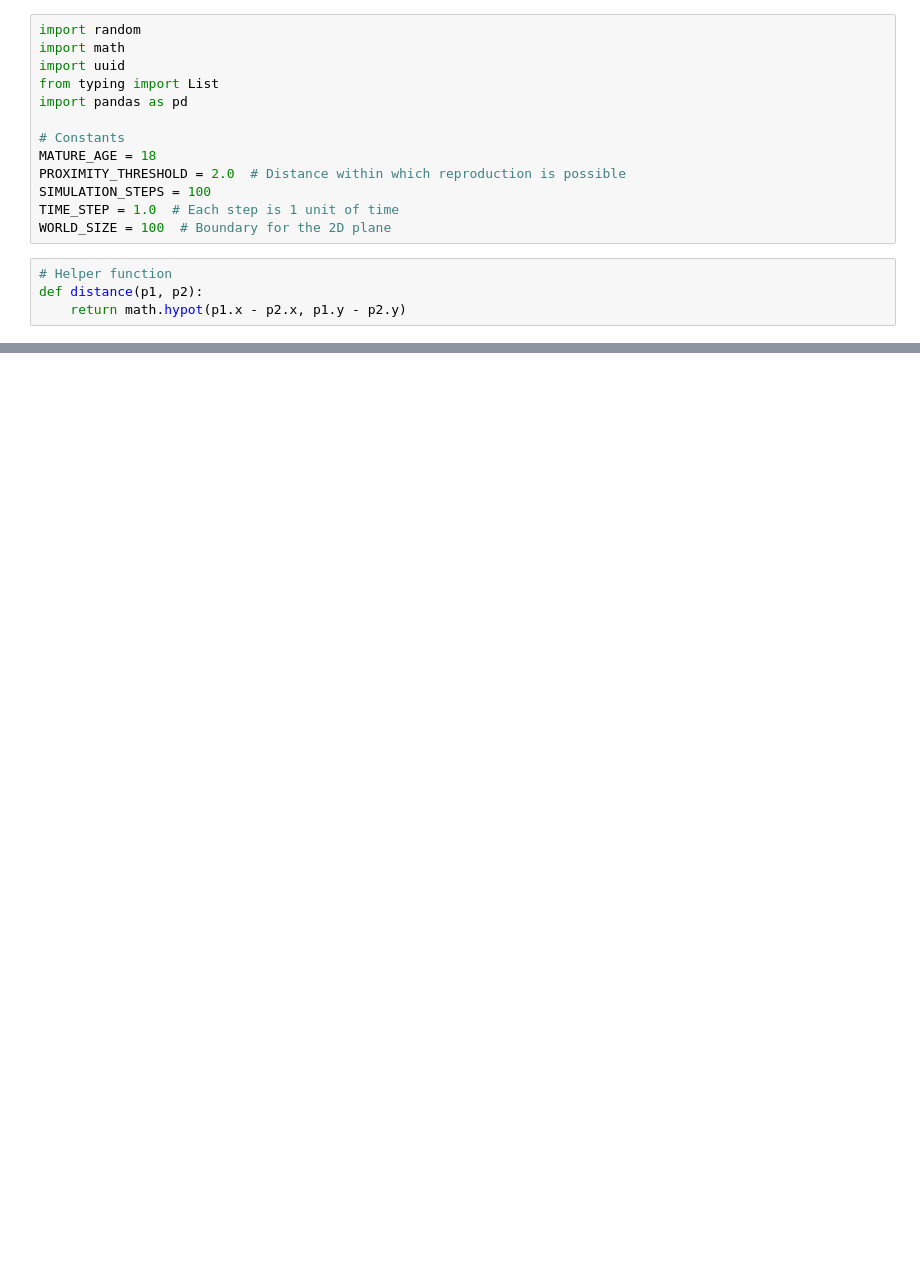
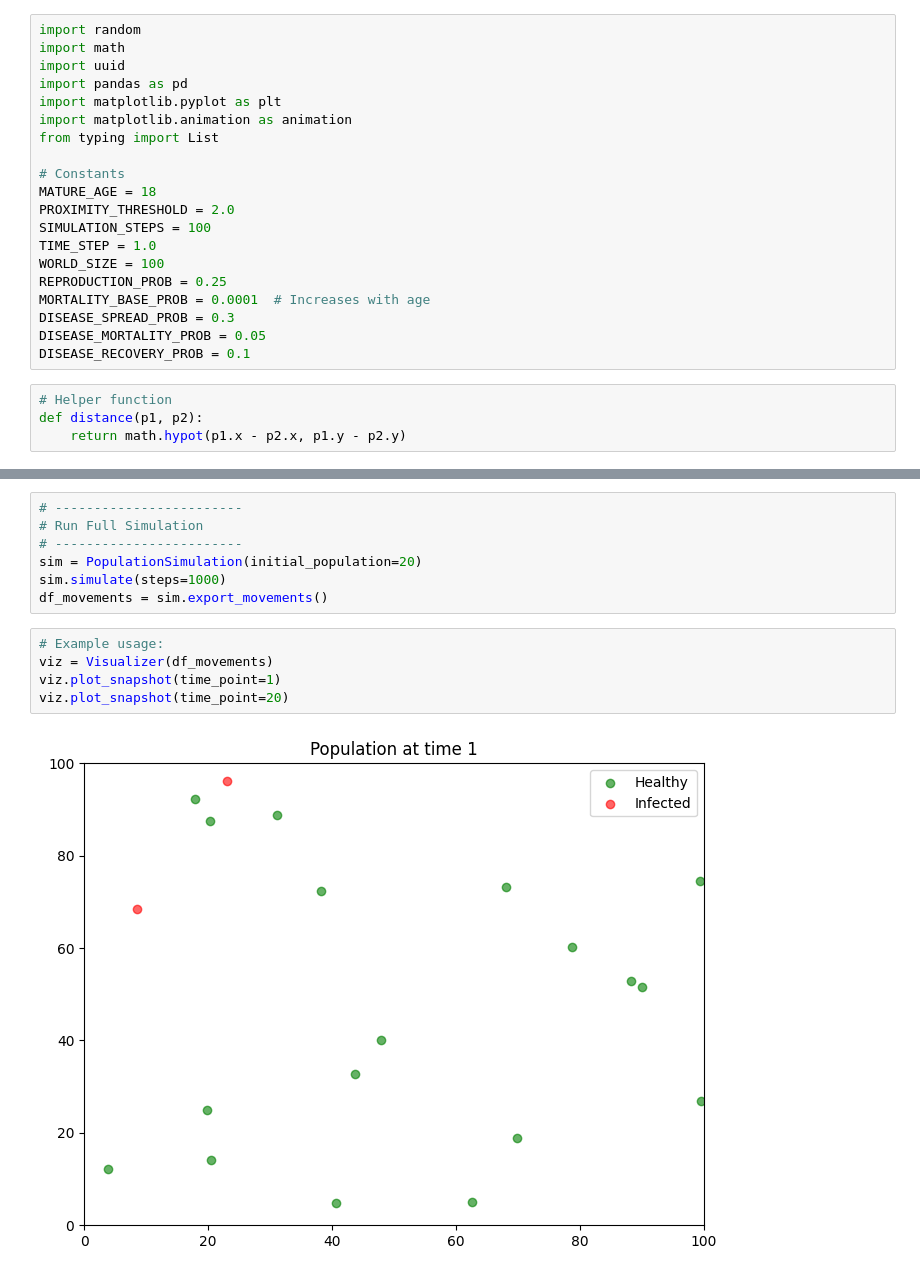
Before and after one commit to chamberlinkevin/population_simulation, a Jupyter notebook: Simulation.ipynb, the cells around one changed output, grey strips where cells are left out. Drawn from its saved outputs; the diff is of its cells as text; blank space fills up the shorter version.

Commit message:
new visualizer functions

```diff
--- a/Simulation.ipynb
+++ b/Simulation.ipynb
@@ -2,15 +2,22 @@
 import random
 import math
 import uuid
+import pandas as pd
+import matplotlib.pyplot as plt
+import matplotlib.animation as animation
 from typing import List
-import pandas as pd
 
 # Constants
 MATURE_AGE = 18
-PROXIMITY_THRESHOLD = 2.0  # Distance within which reproduction is possible
+PROXIMITY_THRESHOLD = 2.0
 SIMULATION_STEPS = 100
-TIME_STEP = 1.0  # Each step is 1 unit of time
-WORLD_SIZE = 100  # Boundary for the 2D plane
+TIME_STEP = 1.0
+WORLD_SIZE = 100
+REPRODUCTION_PROB = 0.25
+MORTALITY_BASE_PROB = 0.0001  # Increases with age
+DISEASE_SPREAD_PROB = 0.3
+DISEASE_MORTALITY_PROB = 0.05
+DISEASE_RECOVERY_PROB = 0.1
 # %%
 # Helper function
 def distance(p1, p2):
@@ -107,0 +212,14 @@ print(df_movements.head())
+# %%
+# ------------------------
+# Run Full Simulation
+# ------------------------
+sim = PopulationSimulation(initial_population=20)
+sim.simulate(steps=1000)
+df_movements = sim.export_movements()
+# %%
+# Example usage:
+viz = Visualizer(df_movements)
+viz.plot_snapshot(time_point=1)
+viz.plot_snapshot(time_point=20)
+# %% [output]
+[figure, added]
```
Also changed, not shown: parts of 7 cells of this notebook, 2 other files.
